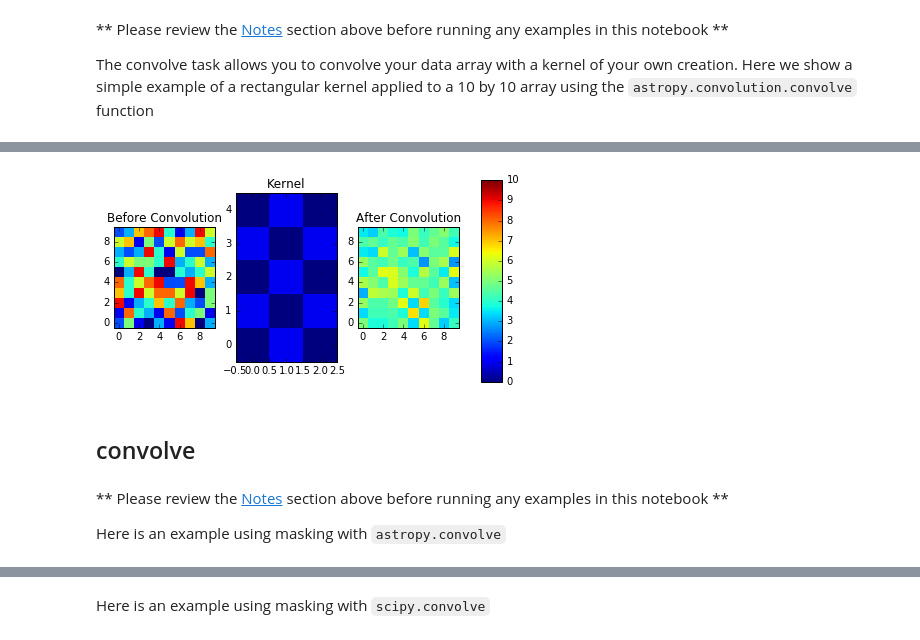
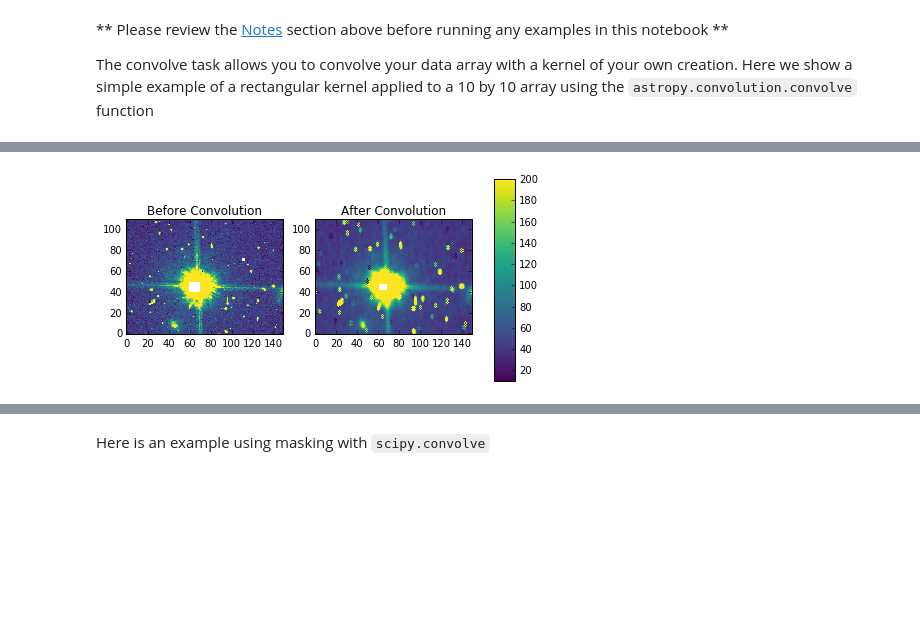
Before and after one commit to kakirastern/stak, a Jupyter notebook: docs/notebooks/images.imfilter.ipynb, the cells around one changed output, grey strips where cells are left out. Saved outputs shown, nothing was run; the diff lists cells and outputs as text; code cells hidden in the pictures; blank space fills up the shorter version.

```diff
--- a/docs/notebooks/images.imfilter.ipynb
+++ b/docs/notebooks/images.imfilter.ipynb
@@ -27,2 +42,5 @@ You can select from the following boundary rules in ``scipy.ndimage.convolution`
+# %%
+import matplotlib.pyplot as plt
+plt.rcParams['image.cmap'] = 'viridis'
 # %% [markdown]
 <br>
@@ -104,8 +119,15 @@ from astropy.convolution import convolve as ap_convolve
 import matplotlib.pyplot as plt
 %matplotlib inline
 # %%
-# create test array
-my_arr = np.random.randint(0,10,(10,10))
+# grab subsection of fits images
+test_data = '/eng/ssb/iraf_transition/test_data/jczgx1ppq_flc.fits'
+sci1 = fits.getdata(test_data,ext=1)
+my_arr = sci1[840:950,2350:2500]
+
+# add nan's to test array
+my_arr[40:50,60:70] = np.nan
+my_arr[70:73,110:113] = np.nan
+
 # setup our custom kernel
 my_kernel = [[0,1,0],[1,0,1],[0,1,0],[1,0,1],[0,1,0]]
 # perform convolution
@@ -113,21 +142,14 @@ result = ap_convolve(my_arr, my_kernel, normalize_kernel=True, boundary='wrap')
 # %%
-fig, axes = plt.subplots(nrows=1, ncols=3)
-a = axes[0].imshow(my_arr,interpolation='none', origin='lower',vmin=0, vmax=10)
+fig, axes = plt.subplots(nrows=1, ncols=2)
+pmin,pmax = 10, 200
+a = axes[0].imshow(my_arr,interpolation='none', origin='lower',vmin=pmin, vmax=pmax)
 axes[0].set_title('Before Convolution')
-a = axes[1].imshow(my_kernel,interpolation='none', origin='lower',vmin=0, vmax=10)
-axes[1].set_title('Kernel')
-a = axes[2].imshow(result,interpolation='none', origin='lower',vmin=0, vmax=10)
-axes[2].set_title('After Convolution')
+a = axes[1].imshow(result,interpolation='none', origin='lower',vmin=pmin, vmax=pmax)
+axes[1].set_title('After Convolution')
 
 fig.subplots_adjust(right = 0.8,left=0)
 cbar_ax = fig.add_axes([0.85, 0.15, 0.05, 0.7])
 fig.colorbar(a, cax=cbar_ax)
 plt.show()
 # %% [output]
-[figure, old version]
+[figure, new version]
-# %% [markdown]
-## convolve
-# %% [markdown]
-** Please review the [Notes](#notes) section above before running any examples in this notebook **
-
-Here is an example using masking with ``astropy.convolve``
```
Also changed, not shown: parts of 43 cells of this notebook, 32 other files.
